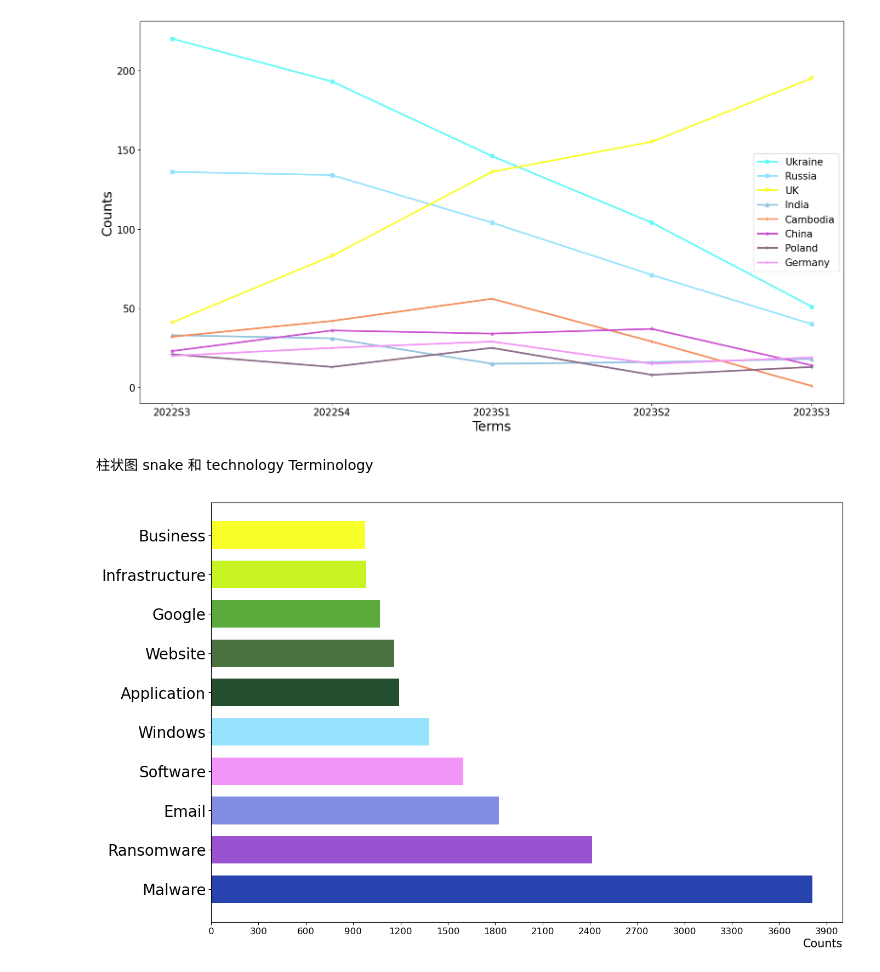
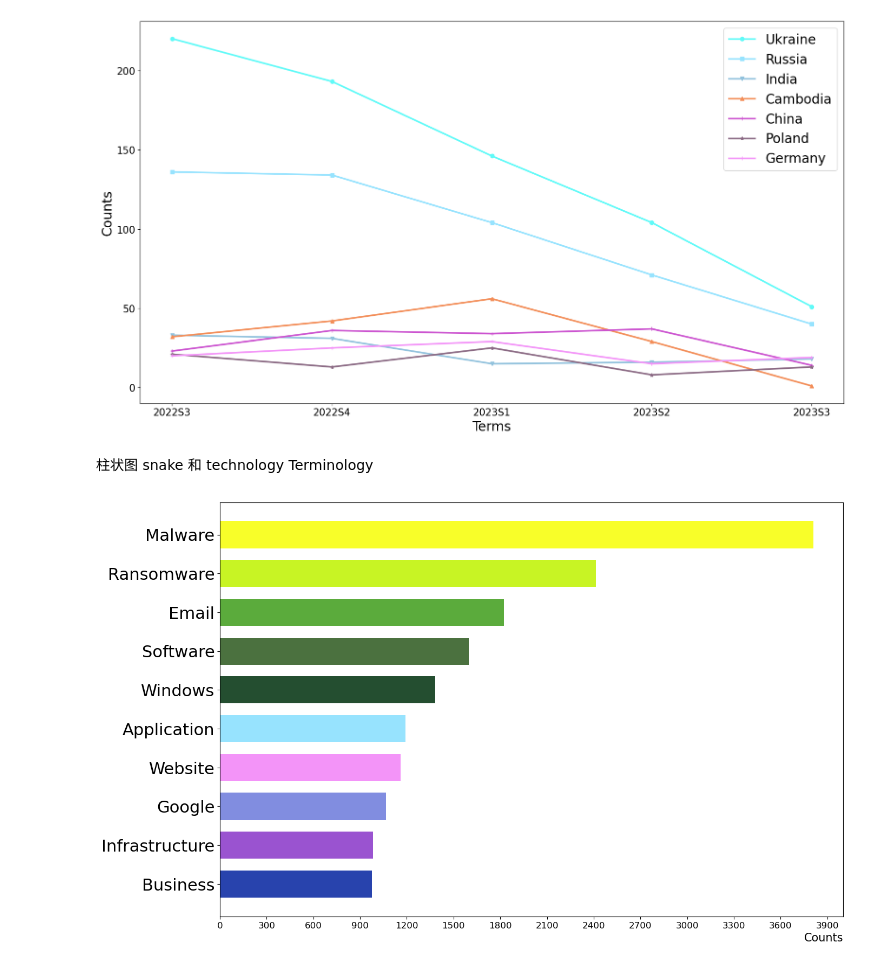
Before and after one commit to wychen-null/Keyword-analysis, a Jupyter notebook: output/analysis_nations/visualization_nations.ipynb, the cells around one changed output. Saved outputs shown, nothing was run; the diff lists cells and outputs as text; code cells hidden in the pictures.

```diff
--- a/output/analysis_nations/visualization_nations.ipynb
+++ b/output/analysis_nations/visualization_nations.ipynb
@@ -2,8 +2,8 @@
 import pandas as pd
 import matplotlib.pyplot as plt
 # %%
-color_list = ['#60FAF8', '#97E3FE', '#F8FE29', '#92C2DD', '#F38E59', '#CC54D0', '#8B6A84', '#F394F8']
-country_list = ['Ukraine', 'Russia', 'UK', 'India', 'Cambodia', 'China', 'Poland', 'Germany']
+color_list = ['#60FAF8', '#97E3FE', '#92C2DD', '#F38E59', '#CC54D0', '#8B6A84', '#F394F8']
+country_list = ['Ukraine', 'Russia', 'India', 'Cambodia', 'China', 'Poland', 'Germany']
 marker_list = ['o', 's', 'v', '^', '+', '*', '+', '+']
 
 df = pd.read_csv('2022-2023 TOP 8 NATIONS.csv',sep=',', header=None)
@@ -26,30 +26,29 @@ plt.xticks(size=15)
 plt.yticks(size=15)
 plt.tight_layout()
 # 添加图例
-plt.legend(fontsize=15)
+plt.legend(fontsize=20)
 plt.show()
 # %% [output]
-[figure, old version]
+[figure, new version]
 # %% [markdown]
 柱状图 snake 和 technology Terminology
 # %%
 new_color_list = ['#2843AD', '#9A53D0', '#818DE0', '#F394F8', '#97E3FE', '#244E30', '#4B713F', '#5BAB3C', '#C8F424', '#F8FE29']
-x = ['Malware', 'Ransomware', 'Email', 'Software', 'Windows', 'Application', 'Website',
-     'Google', 'Infrastructure', 'Business']
-y = [3811,2415,1822,1597,1381,1190,1161,1068,984,975]
+x = ['Business', 'Infrastructure','Google','Website','Application','Windows','Software','Email','Ransomware','Malware']
+y = [975,984,1068,1161,1190,1381,1597,1822,2415,3811]
 
 plt.figure(figsize=(16,9))
 # 提取票房数据
-plt.yticks(size = 20)
+plt.yticks(size = 22)
 plt.xticks(range(0, int(max(y))+100, 300), size = 12)
 # 设置y轴刻度范围，使坐标刻度从十四开始
 plt.xlabel("Counts", loc='right', fontdict={"fontsize": 15})
 # 设置坐标轴和图像标签
 plt.barh(x, y, height=0.7, color = new_color_list)
 plt.subplots_adjust(left=0.25, right=0.97, top=0.95, bottom=0.1)
 plt.show()
 # %% [output]
-[figure, old version]
+[figure, new version]
 # %%
 color_list = ['#60FAF8', '#97E3FE', '#F8FE29', '#92C2DD', '#F38E59', '#CC54D0', '#8B6A84', '#F394F8']
 tech_list = ["Phishing", "Email(attack)", "Ransomware", "DDos", "Backdoor"]
```
Also changed, not shown: parts of 1 cell of this notebook.
